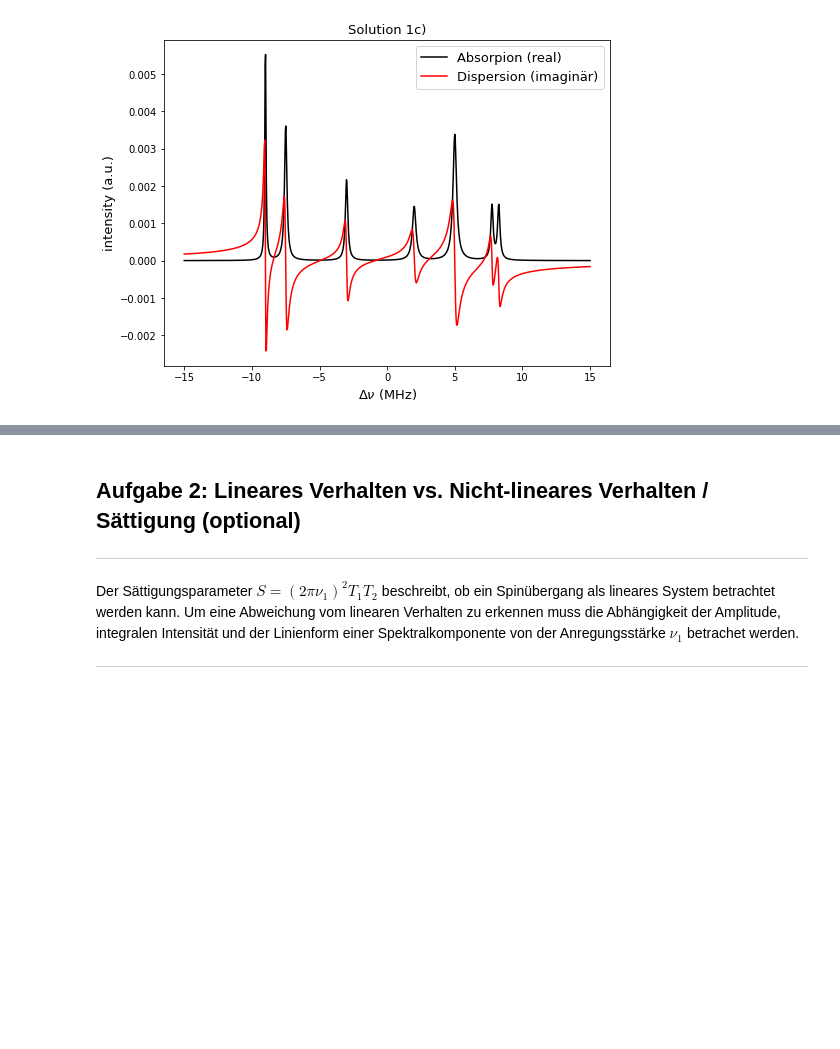
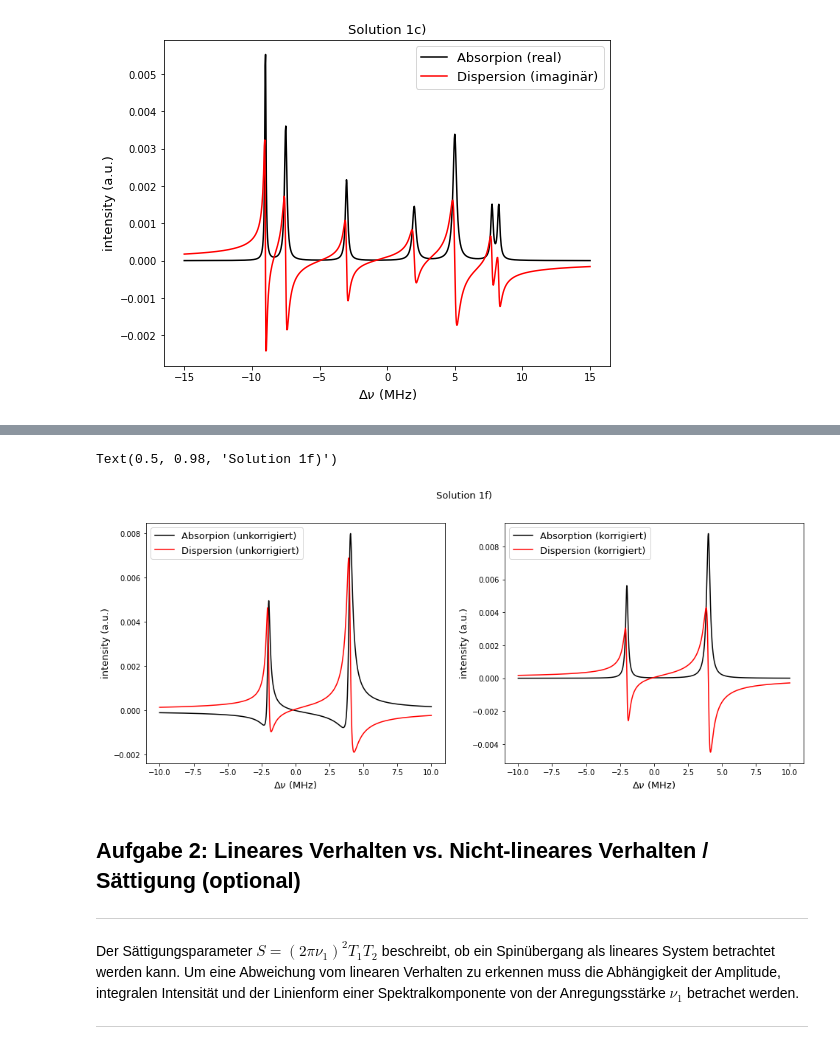
Before and after one commit to JeschkeLab/messtechnikpy, a Jupyter notebook: tutorial_2_linearity_in_spectroscopy/tutorial_2_solved.ipynb, the cells around one changed output, grey strips where cells are left out. Drawn from its saved outputs; the diff is of its cells as text; code cells hidden in the pictures; blank space fills up the shorter version.

```diff
--- a/tutorial_2_linearity_in_spectroscopy/tutorial_2_solved.ipynb
+++ b/tutorial_2_linearity_in_spectroscopy/tutorial_2_solved.ipynb
@@ -145,3 +153,30 @@ plt.title('Solution 1c)',fontsize=13);
+# %%
+import math as m
+
+data = np.load('signal_uncorrected.npz')
+frq_axis   = data['frq_axis']
+spc_uncorr = data['spc']
+
+phase = m.pi/5
+spc_corr = spc_uncorr*np.exp(-1j*phase)
+
+plt.figure(figsize=(16,6))
+plt.subplot(121)
+plt.plot(frq_axis,np.real(spc_uncorr),'k')
+plt.plot(frq_axis,np.imag(spc_uncorr),'r')
+plt.xlabel('$\Delta\\nu$ (MHz)',fontsize=13)
+plt.ylabel('intensity (a.u.)',fontsize=13)
+plt.legend(['Absorpion (unkorrigiert)','Dispersion (unkorrigiert)'],fontsize=13,loc=2)
+plt.subplot(122)
+plt.plot(frq_axis,np.real(spc_corr),'k')
+plt.plot(frq_axis,np.imag(spc_corr),'r')
+plt.xlabel('$\Delta\\nu$ (MHz)',fontsize=13)
+plt.ylabel('intensity (a.u.)',fontsize=13)
+plt.legend(['Absorption (korrigiert)','Dispersion (korrigiert)'],fontsize=13)
+plt.suptitle('Solution 1f)',fontsize=13);
+# %% [output]
+Text(0.5, 0.98, 'Solution 1f)')
+[figure, added]
 # %% [markdown]
 ## Aufgabe 2: Lineares Verhalten vs. Nicht-lineares Verhalten / Sättigung (optional)
 ---------
```
Also changed, not shown: parts of 1 cell of this notebook, 2 other files.
